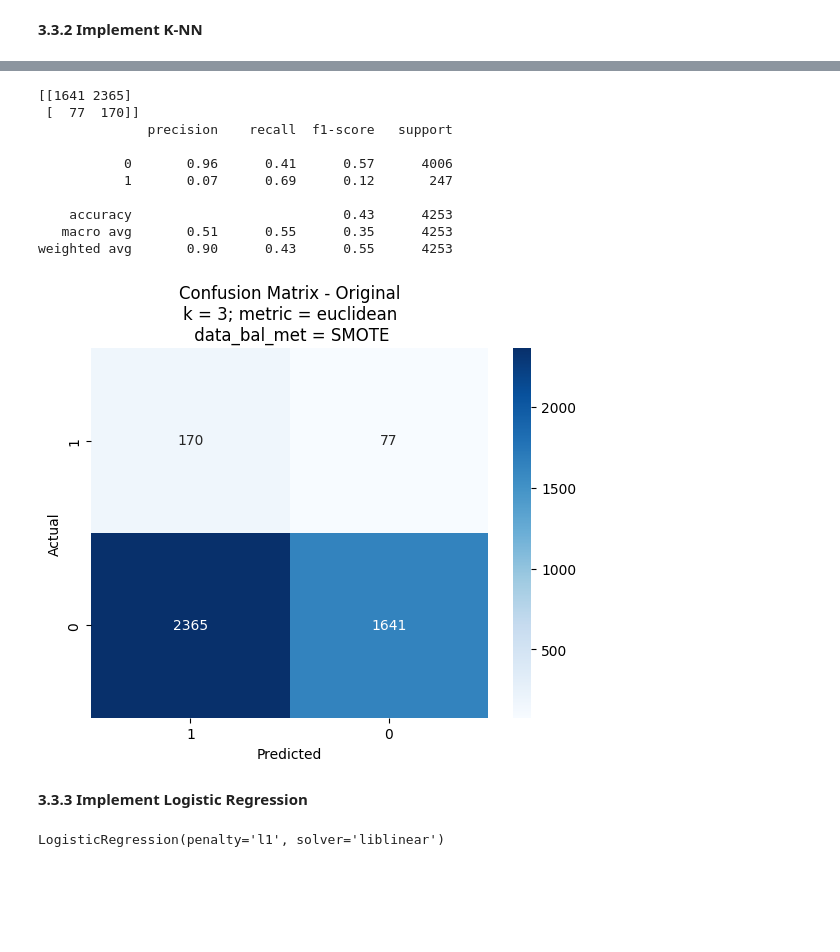
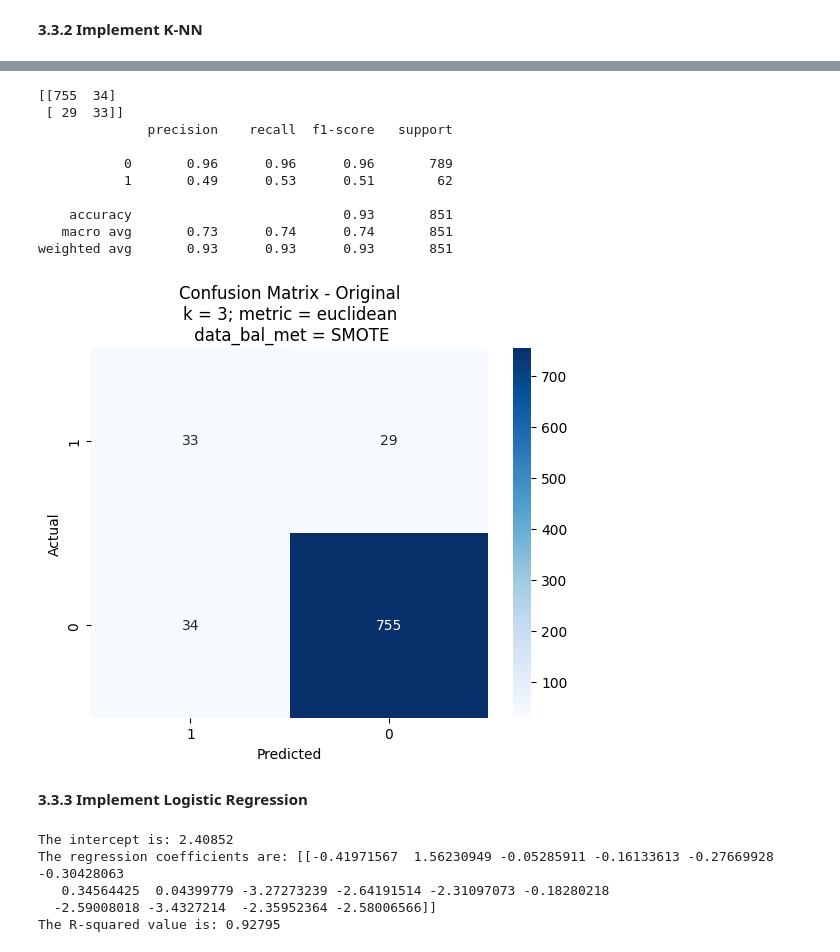
Before and after one commit to andysontran/13-CHL5230-F23, a Jupyter notebook: stroke_pred_model.ipynb, the cells around one changed output, grey strips where cells are left out. Cells and saved outputs as stored; diff of their text form; code cells hidden in the pictures; blank space fills up the shorter version.

```diff
--- a/stroke_pred_model.ipynb
+++ b/stroke_pred_model.ipynb
@@ -1191,7 +1343,7 @@ from sklearn.tree import DecisionTreeClassifier
 # Define the model
 model = DecisionTreeClassifier()
 # Fit the model
-model.fit(X_train, y_train)
+model.fit(X_ups_train, y_ups_train)
 # Get importance
 importance = model.feature_importances_
 # Summarize feature importance
@@ -1235,9 +1387,9 @@ error_rate = []
 
 for k in range(1, 40):
   knn = KNeighborsClassifier(n_neighbors = k, metric = met)
-  knn.fit(X_train, y_train)
-  y_pred = knn.predict(X_test)
-  error_rate.append(1 - accuracy_score(y_test, y_pred))
+  knn.fit(X_ups_train, y_ups_train)
+  y_ups_pred = knn.predict(X_ups_test)
+  error_rate.append(1 - accuracy_score(y_ups_test, y_ups_pred))
 
 # Plot line graph of error rate
 sns.lineplot(error_rate, marker = 'o')
@@ -1255,24 +1407,19 @@ from sklearn.preprocessing import StandardScaler
 from sklearn.neighbors import KNeighborsClassifier
 from sklearn.metrics import classification_report, confusion_matrix
 
-# Scale features
-scaler = StandardScaler()
-X_train = scaler.fit_transform(X_train)
-X_test = scaler.transform(X_test)
-
 # K value used
 k = 3
 
 # Initialize K-NN classifier and fit the model
 knn = KNeighborsClassifier(n_neighbors = k, metric = met)
-knn.fit(X_train, y_train)
+knn.fit(X_ups_train, y_ups_train)
 
 # Predict using test data
-y_pred = knn.predict(X_test)
+y_ups_pred = knn.predict(X_ups_test)
 
 # Evaluate the model
-print(confusion_matrix(y_test, y_pred))
-print(classification_report(y_test, y_pred))
+print(confusion_matrix(y_ups_test, y_ups_pred))
+print(classification_report(y_ups_test, y_ups_pred))
 
 # Visualize K-NN results using confusion matrix heatmap
 import seaborn as sns
@@ -1282,13 +1429,13 @@ import matplotlib.pyplot as plt
 classes = data['stroke'].unique()
 
 # Plotting the confusion matrix
-sns.heatmap(confusion_matrix(y_test, y_pred, labels = classes), annot = True,
+sns.heatmap(confusion_matrix(y_ups_test, y_ups_pred, labels = classes), annot = True,
             xticklabels = classes, yticklabels = classes, cmap = 'Blues',
             fmt = 'g')
 
 plt.xlabel('Predicted')
 plt.ylabel('Actual')
-title = 'Confusion Matrix - Balanced\nk = ' + str(k) + '; metric = ' + met + '\n data_bal_met = ' + data_bal_met
+title = 'Confusion Matrix - Balanced Subset\nk = ' + str(k) + '; metric = ' + met + '\n data_bal_met = ' + data_bal_met
 plt.title(title)
 
 plt.show()
@@ -1345,49 +1492,42 @@ Feature: smoking_status_Unknown, Score: 0.08012
 # %%
 # Evaluate on original data
-X_orig = data[['gender','age','hypertension','heart_disease','ever_married',
-            'Residence_type','avg_glucose_level','bmi','work_type_Private',
-            'work_type_Selfemployed','work_type_Govtjob','work_type_Never',
-            'smoking_status_Former','smoking_status_Never','smoking_status_Smokes',
-            'smoking_status_Unknown']]
-y_orig = data['stroke']
-
-X_orig_test = scaler.transform(X_orig)
-y_orig_pred = knn.predict(X_orig_test)
+X_test = scaler.transform(X_test)
+y_pred = knn.predict(X_test)
 
 # Evaluate the model
-print(confusion_matrix(y_orig, y_orig_pred))
-print(classification_report(y_orig, y_orig_pred))
+print(confusion_matrix(y_test, y_pred))
+print(classification_report(y_test, y_pred))
 
 # Visualize K-NN results using confusion matrix heatmap
 import seaborn as sns
 import matplotlib.pyplot as plt
 
 # Get unique classes
 classes = data['stroke'].unique()
 
 # Plotting the confusion matrix
-sns.heatmap(confusion_matrix(y_orig, y_orig_pred, labels = classes), annot = True,
+sns.heatmap(confusion_matrix(y_test, y_pred, labels = classes), annot = True,
             xticklabels = classes, yticklabels = classes, cmap = 'Blues',
             fmt = 'g')
 
 plt.xlabel('Predicted')
 plt.ylabel('Actual')
-title = 'Confusion Matrix - Original\nk = ' + str(k) + '; metric = ' + met + '\n data_bal_met = ' + data_bal_met
+title = 'Confusion Matrix - Original Subset\nk = ' + str(k) + '; metric = ' + met + '\n data_bal_met = ' + data_bal_met
 plt.title(title)
 
 plt.show()
 # %% [output]
-[[1641 2365]
- [  77  170]]
+[[755  34]
+ [ 29  33]]
               precision    recall  f1-score   support
 
-           0       0.96      0.41      0.57      4006
-           1       0.07      0.69      0.12       247
+           0       0.96      0.96      0.96       789
+           1       0.49      0.53      0.51        62
 
-    accuracy                           0.43      4253
-   macro avg       0.51      0.55      0.35      4253
-weighted avg       0.90      0.43      0.55      4253
+    accuracy                           0.93       851
+   macro avg       0.73      0.74      0.74       851
+weighted avg       0.93      0.93      0.93       851
-[figure, old version]
+[figure, new version]
 # %% [markdown]
 **3.3.3 Implement Logistic Regression**
 # %%
@@ -1443,6 +1570,15 @@ log_reg = LogisticRegression(penalty=pen, C=reg, solver=solv)
   #L1 to help with feature selection
   #C=1 is moderate regularization
   #liblinear is good for binary outcomes
-log_reg.fit(X_train, y_train)
+log_reg.fit(X_ups_train, y_ups_train)
+
+# Display regression coefficients and R-squared value of model
+print('The intercept is: %.5f' % log_reg.intercept_)
+print('The regression coefficients are: ' + str(log_reg.coef_))
+print('The R-squared value is: %.5f' % log_reg.score(X_ups_train, y_ups_train))
 # %% [output]
-LogisticRegression(penalty='l1', solver='liblinear')
+The intercept is: 2.40852
+The regression coefficients are: [[-0.41971567  1.56230949 -0.05285911 -0.16133613 -0.27669928 -0.30428063
+   0.34564425  0.04399779 -3.27273239 -2.64191514 -2.31097073 -0.18280218
+  -2.59008018 -3.4327214  -2.35952364 -2.58006566]]
+The R-squared value is: 0.92795
```
Also changed, not shown: parts of 51 cells of this notebook.
